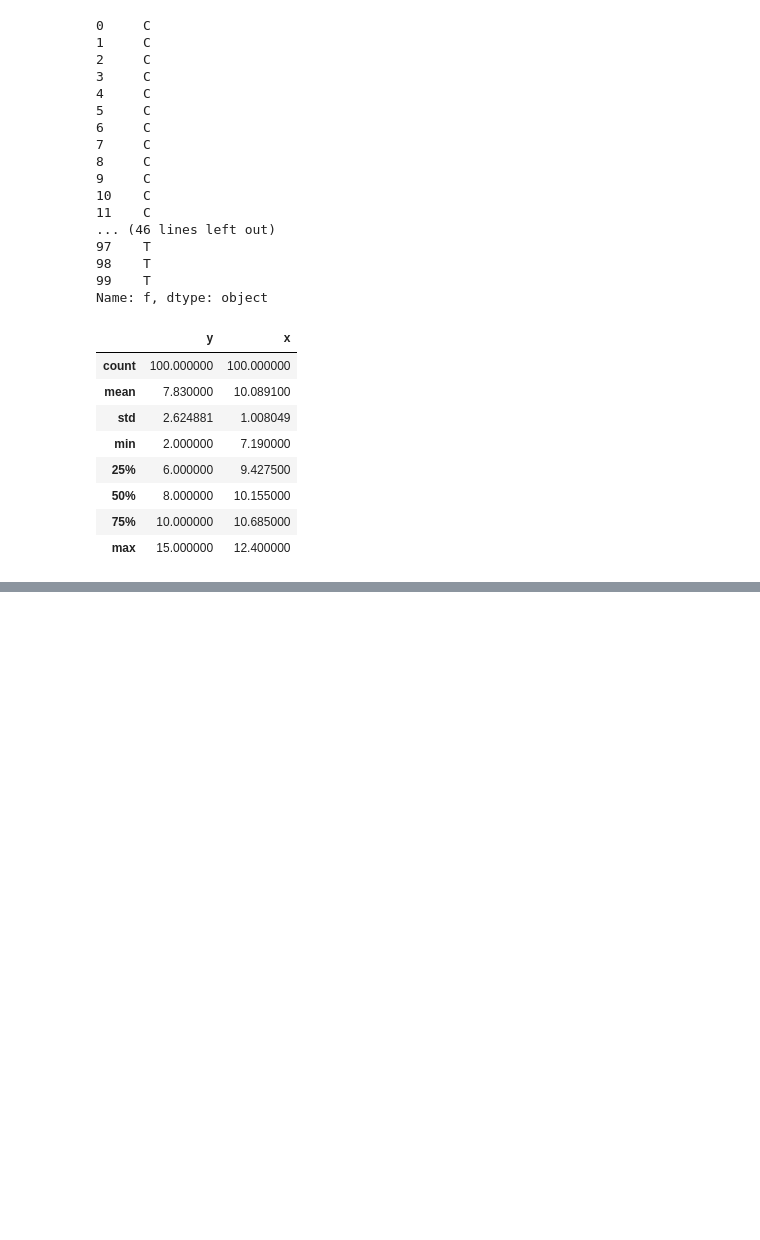
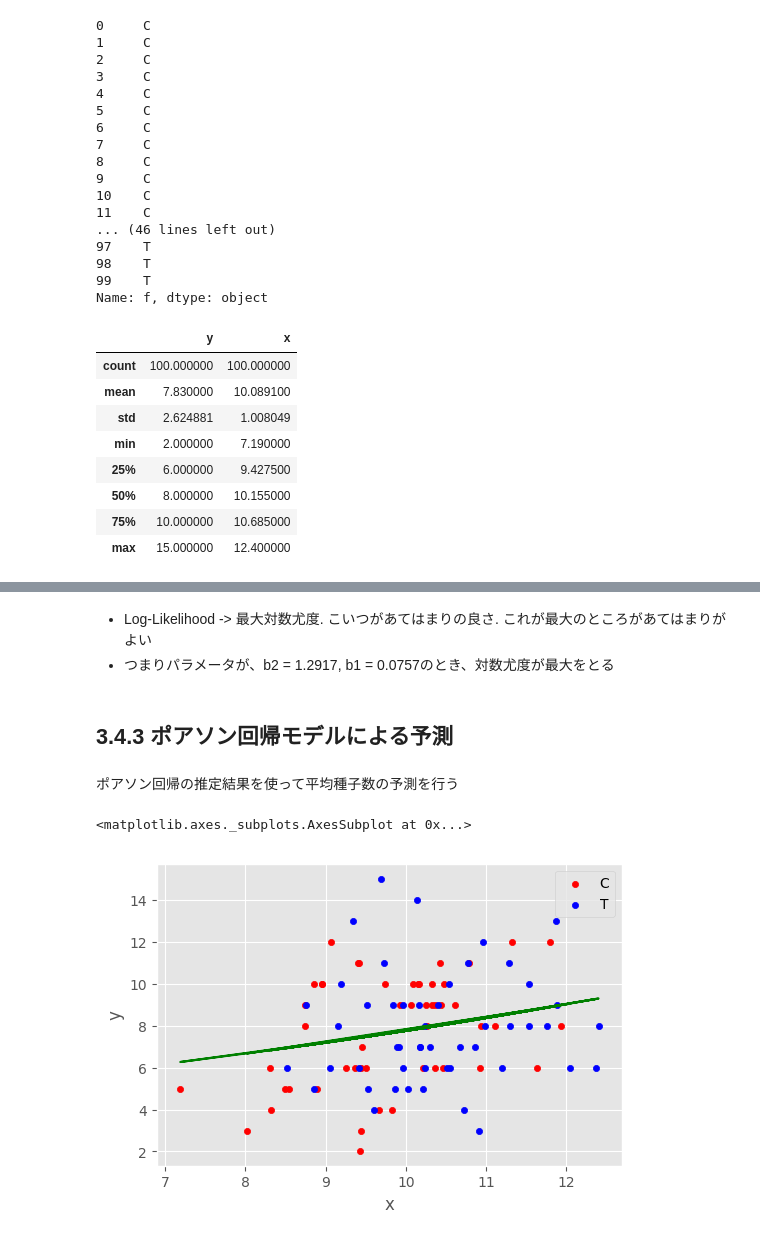
Before and after one commit to Aipakazuma/green_book, a Jupyter notebook: 3/3_一般化線形モデル（GLM）ポアソン回帰.ipynb, the cells around one changed output, grey strips where cells are left out. Cells and saved outputs as stored; diff of their text form; code cells hidden in the pictures; blank space fills up the shorter version.

```diff
--- a/3/3_一般化線形モデル（GLM）ポアソン回帰.ipynb
+++ b/3/3_一般化線形モデル（GLM）ポアソン回帰.ipynb
@@ -104,0 +250,19 @@ df.boxplot(column='y', by='f')
+# %% [markdown]
+* Log-Likelihood -> 最大対数尤度. こいつがあてはまりの良さ. これが最大のところがあてはまりがよい
+* つまりパラメータが、b2 = 1.2917, b1 = 0.0757のとき、対数尤度が最大をとる
+# %% [markdown]
+## 3.4.3 ポアソン回帰モデルによる予測
+# %% [markdown]
+ポアソン回帰の推定結果を使って平均種子数の予測を行う
+# %%
+# 予測
+py = [my_exp(1.2917, 0.0757, x) for x in df['x']]
+
+# 結果をプロット
+_, ax = plt.subplots()
+ax.plot(df['x'], py, color='g')
+df[df['f'] == 'C'] .plot(kind='scatter', x='x', y='y', color='red', ax=ax, label='C')
+df[df['f'] == 'T'] .plot(kind='scatter', x='x', y='y', color='blue', ax=ax, label='T')
+# %% [output]
+<matplotlib.axes._subplots.AxesSubplot at 0x...>
+[figure, added]
```
Also changed, not shown: parts of 44 cells of this notebook, 1 other file.
